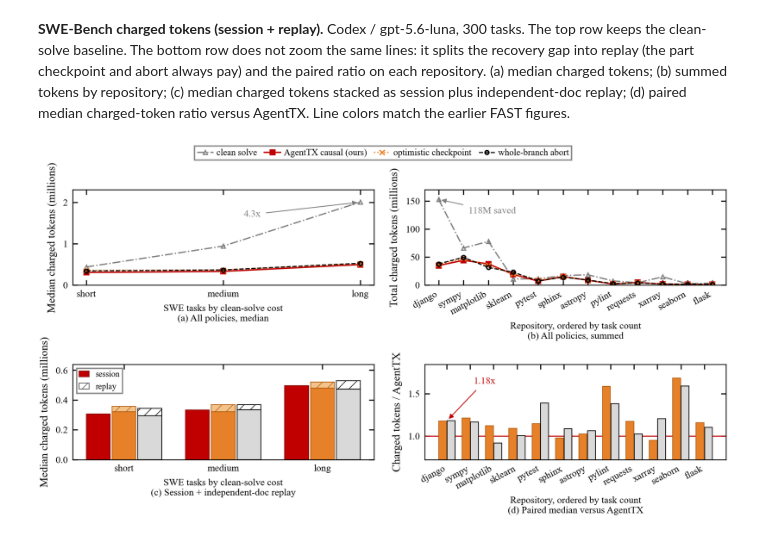
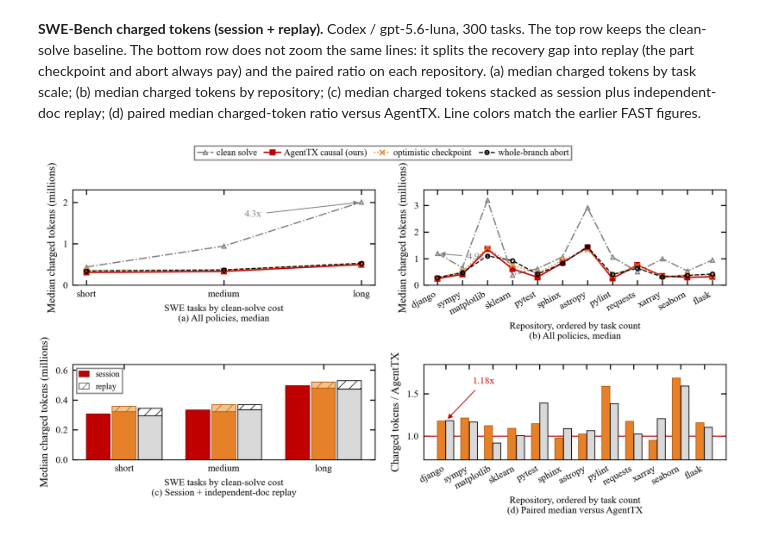
Before and after one commit to Bigsmart408/agenttx, a Jupyter notebook: motivation/plot_swe_tokens.ipynb, the cells around one changed output. Drawn from its saved outputs; the diff is of its cells as text; code cells hidden in the pictures.

Commit message:
Show per-repository median charged tokens in panel (b).

```diff
--- a/motivation/plot_swe_tokens.ipynb
+++ b/motivation/plot_swe_tokens.ipynb
@@ -3,10 +3,11 @@
 300 tasks. The top row keeps the clean-solve baseline. The bottom
 row does not zoom the same lines: it splits the recovery gap into
 replay (the part checkpoint and abort always pay) and the paired
-ratio on each repository. (a) median charged tokens; (b) summed
-tokens by repository; (c) median charged tokens stacked as session
-plus independent-doc replay; (d) paired median charged-token ratio
-versus AgentTX. Line colors match the earlier FAST figures.
+ratio on each repository. (a) median charged tokens by task scale;
+(b) median charged tokens by repository; (c) median charged tokens
+stacked as session plus independent-doc replay; (d) paired median
+charged-token ratio versus AgentTX. Line colors match the earlier
+FAST figures.
 # %%
 # ipython -c "%run plot_swe_tokens.ipynb"
 # FAST/USENIX conventions: white panels, boxed top legend,
@@ -130,11 +131,15 @@ def scale_stat(frame, mode, how):
     return out
 
 
-def repo_sum(frame, mode):
-    return [
-        frame.xs(repo, level=1)[mode].sum() / 1e6 if repo in frame.index.get_level_values(1) else np.nan
-        for repo in REPO_ORDER
-    ]
+def repo_stat(frame, mode, how="median"):
+    ys = []
+    for repo in REPO_ORDER:
+        if repo not in frame.index.get_level_values(1):
+            ys.append(np.nan)
+            continue
+        series = frame.xs(repo, level=1)[mode]
+        ys.append(series.median() / 1e6 if how == "median" else series.sum() / 1e6)
+    return ys
 
 
 def paired_ratio_scale(frame, mode):
@@ -177,20 +182,22 @@ ax.set_ylabel("Median charged tokens (millions)", fontsize=8)
 ax.set_xlabel("SWE tasks by clean-solve cost\n(a) All policies, median", fontsize=7)
 
 ax = plt.subplot(2, 2, 2)
+repo_med = {mode: repo_stat(charged, mode, "median") for mode in MODES}
 for mode in MODES:
-    ax.plot(rx, repo_sum(charged, mode), **STYLES[mode])
+    ax.plot(rx, repo_med[mode], **STYLES[mode])
+dj_ratio = repo_med["no_fault"][0] / repo_med["causal"][0]
 ax.annotate(
-    "118M saved",
-    xy=(0, repo_sum(charged, "no_fault")[0]),
-    xytext=(1.2, 128),
+    f"{dj_ratio:.1f}x",
+    xy=(0, repo_med["no_fault"][0]),
+    xytext=(1.2, repo_med["no_fault"][0] * 0.82),
     fontsize=7,
     color="#7f7f7f",
     arrowprops=dict(arrowstyle="-|>", color="#7f7f7f", lw=0.6),
 )
 ax.set_xticks(rx, REPO_ORDER, rotation=28, ha="right")
-ax.set_ylim(0, 170)
-ax.set_ylabel("Total charged tokens (millions)", fontsize=8)
-ax.set_xlabel("Repository, ordered by task count\n(b) All policies, summed", fontsize=7)
+ax.set_ylim(0, max(max(vals) for vals in repo_med.values()) * 1.12)
+ax.set_ylabel("Median charged tokens (millions)", fontsize=8)
+ax.set_xlabel("Repository, ordered by task count\n(b) All policies, median", fontsize=7)
 
 ax = plt.subplot(2, 2, 3)
 width = 0.24
@@ -243,31 +250,32 @@ ax.annotate(
     color="#c00000",
     arrowprops=dict(arrowstyle="-|>", color="#c00000", lw=0.6),
 )
 
 for axis in fig.axes:
     axis.tick_params(axis="both", labelsize=7, direction="in", top=True, right=True)
 
 fig.legend(
     handles=handles,
     loc="upper center",
     bbox_to_anchor=(0.5, 1.03),
     ncol=4,
     fontsize=6.5,
     columnspacing=0.8,
     handlelength=1.8,
     handletextpad=0.35,
     borderpad=0.3,
 )
 plt.tight_layout(pad=0.55, h_pad=1.7, w_pad=1.15, rect=[0.0, 0.0, 1.0, 0.92])
 for dest in (FIGDIR, PAPER):
     fig.savefig(dest / "FIG-SWE-Tokens.pdf", bbox_inches="tight", pad_inches=0.02)
     fig.savefig(dest / "FIG-SWE-Token-Tasks.png", dpi=300, bbox_inches="tight", pad_inches=0.02)
 if matplotlib.get_backend().lower() != "agg":
     plt.show()
 
 print(f"loaded {CSV}")
 print("median charged", {label: {mode: round(scale_stat(charged, mode, "median")[i], 3) for mode in ("causal", *COARSE)} for i, label in enumerate(SCALE_LABELS)})
 print("ratio by scale", {mode: [round(v, 3) for v in paired_ratio_scale(charged, mode)] for mode in COARSE})
 print("ratio by repo", {mode: [round(v, 3) for v in paired_ratio_repo(charged, mode)] for mode in COARSE})
+print("repo median", {mode: [round(v, 3) for v in repo_stat(charged, mode, "median")] for mode in MODES})
 # %% [output]
-[figure, old version]
+[figure, new version]
```
Also changed, not shown: 4 other files.
